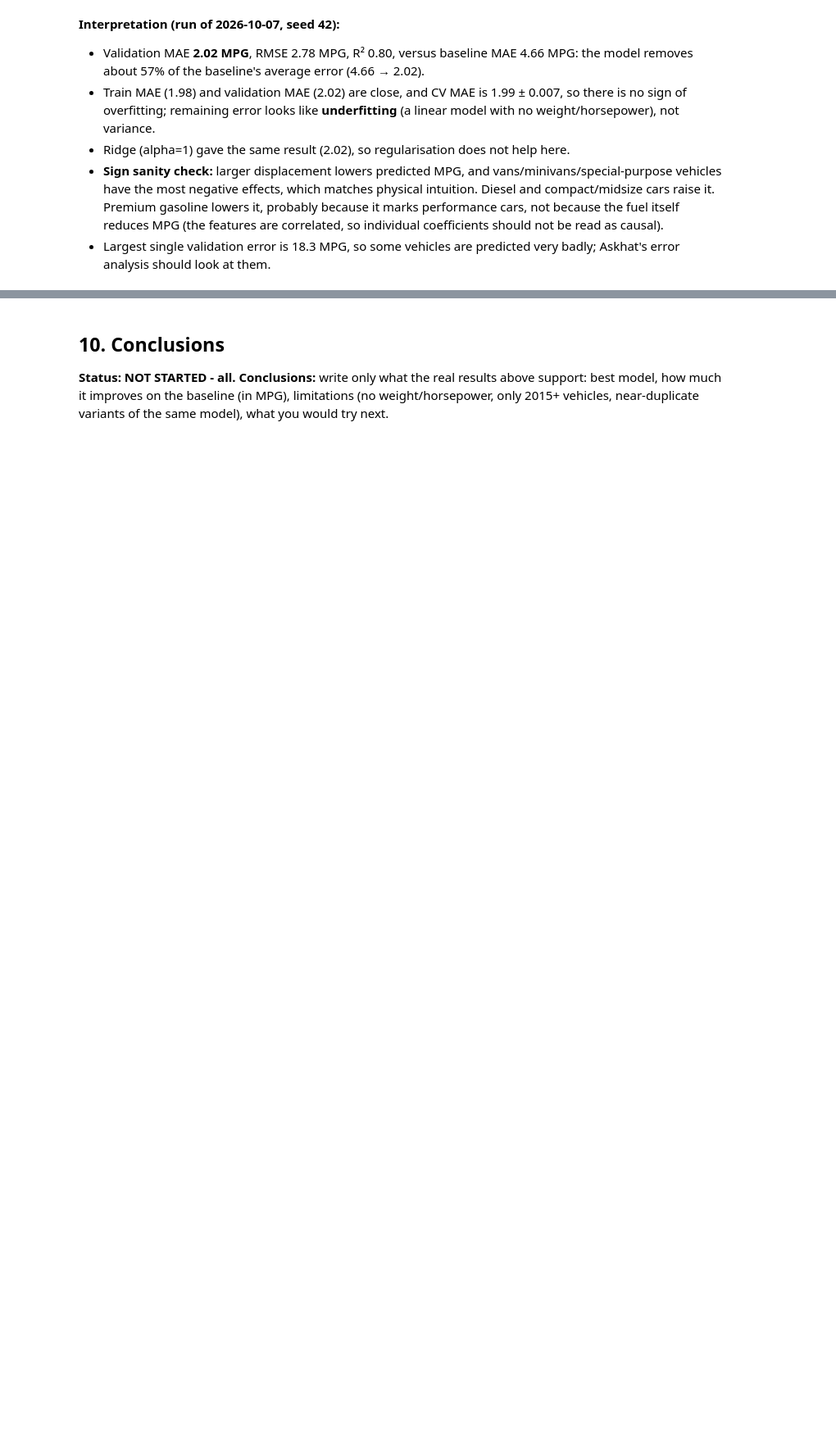
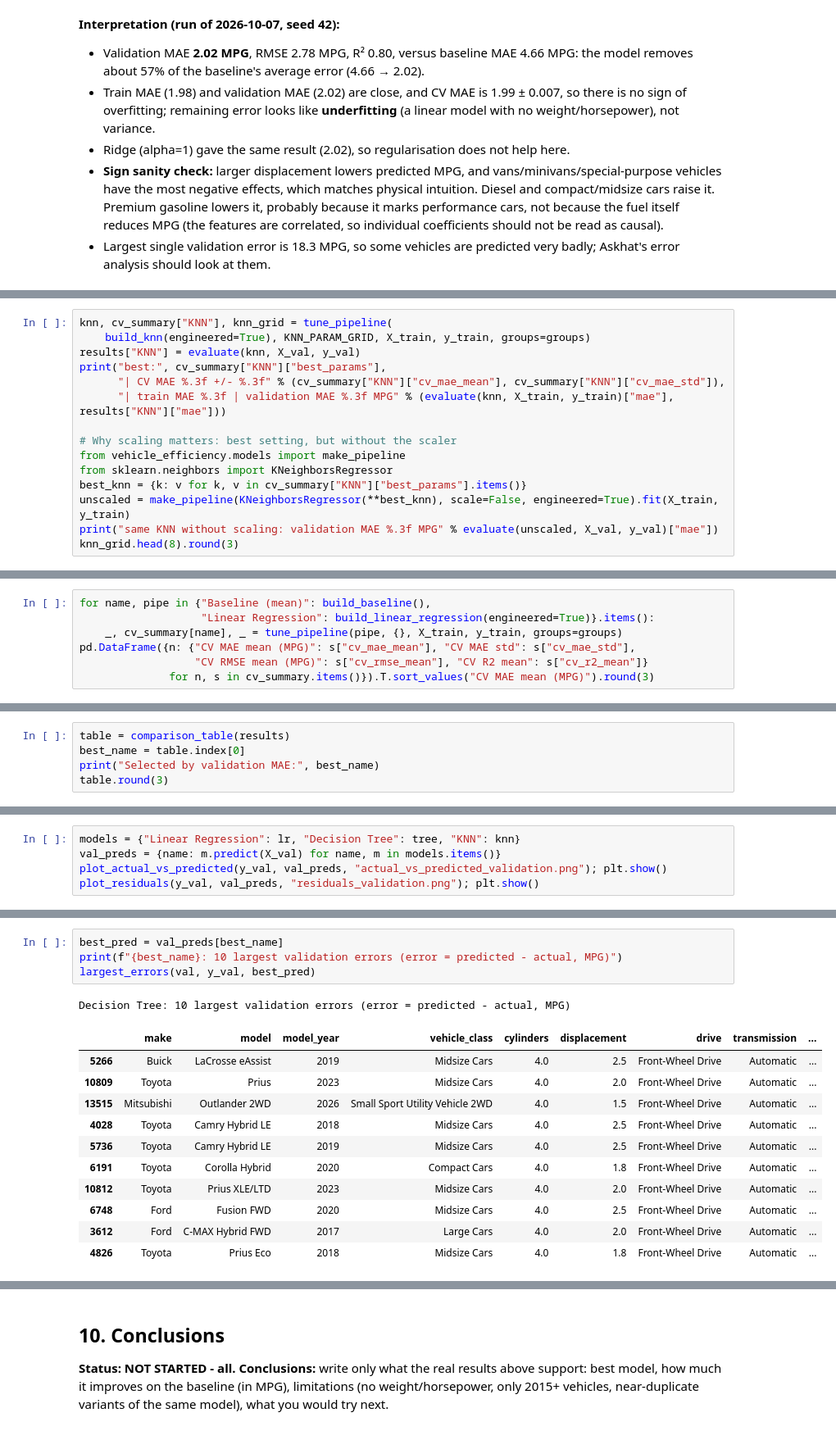
Before and after one commit to btwamibatman/vehicle-fuel-efficiency-ml, a Jupyter notebook: notebooks/project.ipynb, the cells around one changed output, grey strips where cells are left out. Shown at 82% size. Cells and saved outputs as stored; diff of their text form; blank space fills up the shorter version.

Commit message:
Add tree, KNN, CV and evaluation sections to notebook

```diff
--- a/notebooks/project.ipynb
+++ b/notebooks/project.ipynb
@@ -243,0 +250,15 @@ NOT IMPLEMENTED YET: KNN is Askhat's task - see docs/team_tasks.md
+# %%
+knn, cv_summary["KNN"], knn_grid = tune_pipeline(
+    build_knn(engineered=True), KNN_PARAM_GRID, X_train, y_train, groups=groups)
+results["KNN"] = evaluate(knn, X_val, y_val)
+print("best:", cv_summary["KNN"]["best_params"],
+      "| CV MAE %.3f +/- %.3f" % (cv_summary["KNN"]["cv_mae_mean"], cv_summary["KNN"]["cv_mae_std"]),
+      "| train MAE %.3f | validation MAE %.3f MPG" % (evaluate(knn, X_train, y_train)["mae"], results["KNN"]["mae"]))
+
+# Why scaling matters: best setting, but without the scaler
+from vehicle_efficiency.models import make_pipeline
+from sklearn.neighbors import KNeighborsRegressor
+best_knn = {k: v for k, v in cv_summary["KNN"]["best_params"].items()}
+unscaled = make_pipeline(KNeighborsRegressor(**best_knn), scale=False, engineered=True).fit(X_train, y_train)
+print("same KNN without scaling: validation MAE %.3f MPG" % evaluate(unscaled, X_val, y_val)["mae"])
+knn_grid.head(8).round(3)
@@ -243,0 +287,7 @@ NOT IMPLEMENTED YET: KNN is Askhat's task - see docs/team_tasks.md
+# %%
+for name, pipe in {"Baseline (mean)": build_baseline(),
+                   "Linear Regression": build_linear_regression(engineered=True)}.items():
+    _, cv_summary[name], _ = tune_pipeline(pipe, {}, X_train, y_train, groups=groups)
+pd.DataFrame({n: {"CV MAE mean (MPG)": s["cv_mae_mean"], "CV MAE std": s["cv_mae_std"],
+                  "CV RMSE mean (MPG)": s["cv_rmse_mean"], "CV R2 mean": s["cv_r2_mean"]}
+              for n, s in cv_summary.items()}).T.sort_values("CV MAE mean (MPG)").round(3)
@@ -243,0 +310,5 @@ NOT IMPLEMENTED YET: KNN is Askhat's task - see docs/team_tasks.md
+# %%
+table = comparison_table(results)
+best_name = table.index[0]
+print("Selected by validation MAE:", best_name)
+table.round(3)
@@ -243,0 +322,5 @@ NOT IMPLEMENTED YET: KNN is Askhat's task - see docs/team_tasks.md
+# %%
+models = {"Linear Regression": lr, "Decision Tree": tree, "KNN": knn}
+val_preds = {name: m.predict(X_val) for name, m in models.items()}
+plot_actual_vs_predicted(y_val, val_preds, "actual_vs_predicted_validation.png"); plt.show()
+plot_residuals(y_val, val_preds, "residuals_validation.png"); plt.show()
@@ -243,0 +331,17 @@ NOT IMPLEMENTED YET: KNN is Askhat's task - see docs/team_tasks.md
+# %%
+best_pred = val_preds[best_name]
+print(f"{best_name}: 10 largest validation errors (error = predicted - actual, MPG)")
+largest_errors(val, y_val, best_pred)
+# %% [output]
+Decision Tree: 10 largest validation errors (error = predicted - actual, MPG)
+|  | make | model | model_year | vehicle_class | cylinders | displacement | drive | transmission | ... |
+| 5266 | Buick | LaCrosse eAssist | 2019 | Midsize Cars | 4.0 | 2.5 | Front-Wheel Drive | Automatic | ... |
+| 10809 | Toyota | Prius | 2023 | Midsize Cars | 4.0 | 2.0 | Front-Wheel Drive | Automatic | ... |
+| 13515 | Mitsubishi | Outlander 2WD | 2026 | Small Sport Utility Vehicle 2WD | 4.0 | 1.5 | Front-Wheel Drive | Automatic | ... |
+| 4028 | Toyota | Camry Hybrid LE | 2018 | Midsize Cars | 4.0 | 2.5 | Front-Wheel Drive | Automatic | ... |
+| 5736 | Toyota | Camry Hybrid LE | 2019 | Midsize Cars | 4.0 | 2.5 | Front-Wheel Drive | Automatic | ... |
+| 6191 | Toyota | Corolla Hybrid | 2020 | Compact Cars | 4.0 | 1.8 | Front-Wheel Drive | Automatic | ... |
+| 10812 | Toyota | Prius XLE/LTD | 2023 | Midsize Cars | 4.0 | 2.0 | Front-Wheel Drive | Automatic | ... |
+| 6748 | Ford | Fusion FWD | 2020 | Midsize Cars | 4.0 | 2.5 | Front-Wheel Drive | Automatic | ... |
+| 3612 | Ford | C-MAX Hybrid FWD | 2017 | Large Cars | 4.0 | 2.0 | Front-Wheel Drive | Automatic | ... |
+| 4826 | Toyota | Prius Eco | 2018 | Midsize Cars | 4.0 | 1.8 | Front-Wheel Drive | Automatic | ... |
```
Also changed, not shown: parts of 27 cells of this notebook.
